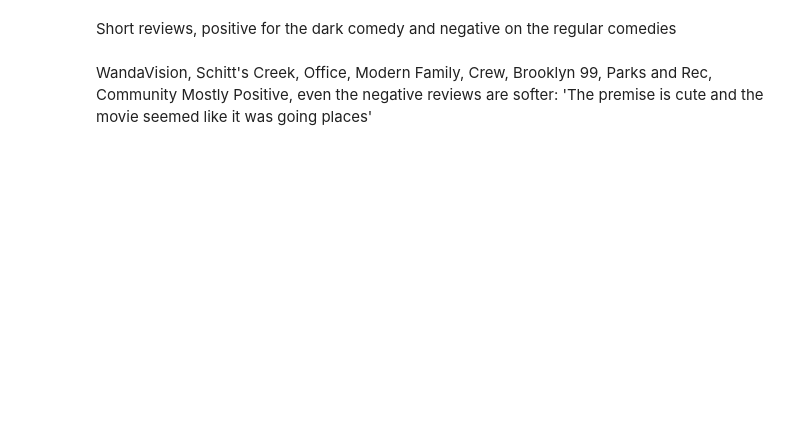
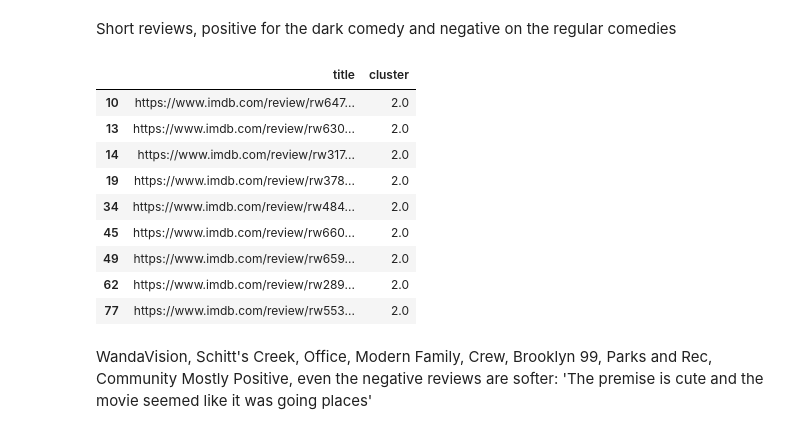
Before and after one commit to julia-codes/NaturalLanguageProcessing, a Jupyter notebook: NLP/Julia_Layne_Homework_7.ipynb, the cells around one changed output. Saved outputs shown, nothing was run; the diff lists cells and outputs as text; code cells hidden in the pictures; blank space fills up the shorter version.

```diff
--- a/NLP/Julia_Layne_Homework_7.ipynb
+++ b/NLP/Julia_Layne_Homework_7.ipynb
@@ -176,8 +203,19 @@ Short reviews, positive for the dark comedy and negative on the regular comedies
 # %%
 filter2 = review_cl6['cluster']==2
 review2 = review_cl6.copy()
 review2.where(filter2, inplace = True)
-#review2.dropna()
+review2.dropna()
+# %% [output]
+|  | title | cluster |
+| 10 | https://www.imdb.com/review/rw647... | 2.0 |
+| 13 | https://www.imdb.com/review/rw630... | 2.0 |
+| 14 | https://www.imdb.com/review/rw317... | 2.0 |
+| 19 | https://www.imdb.com/review/rw378... | 2.0 |
+| 34 | https://www.imdb.com/review/rw484... | 2.0 |
+| 45 | https://www.imdb.com/review/rw660... | 2.0 |
+| 49 | https://www.imdb.com/review/rw659... | 2.0 |
+| 62 | https://www.imdb.com/review/rw289... | 2.0 |
+| 77 | https://www.imdb.com/review/rw553... | 2.0 |
 # %% [markdown]
 WandaVision, Schitt's Creek, Office, Modern Family, Crew, Brooklyn 99, Parks and Rec, Community
 Mostly Positive, even the negative reviews are softer:
```
Also changed, not shown: parts of 9 cells of this notebook, 50 other files.
